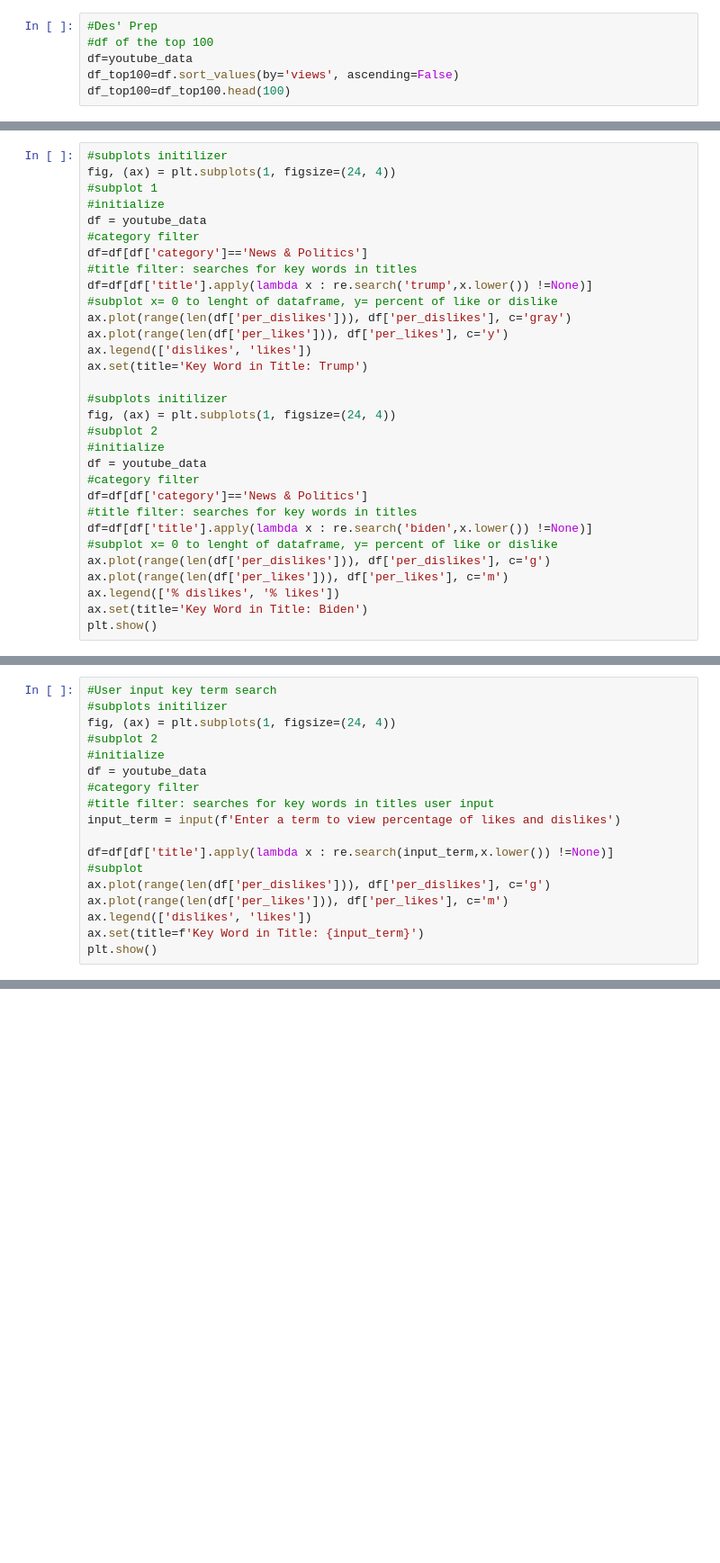
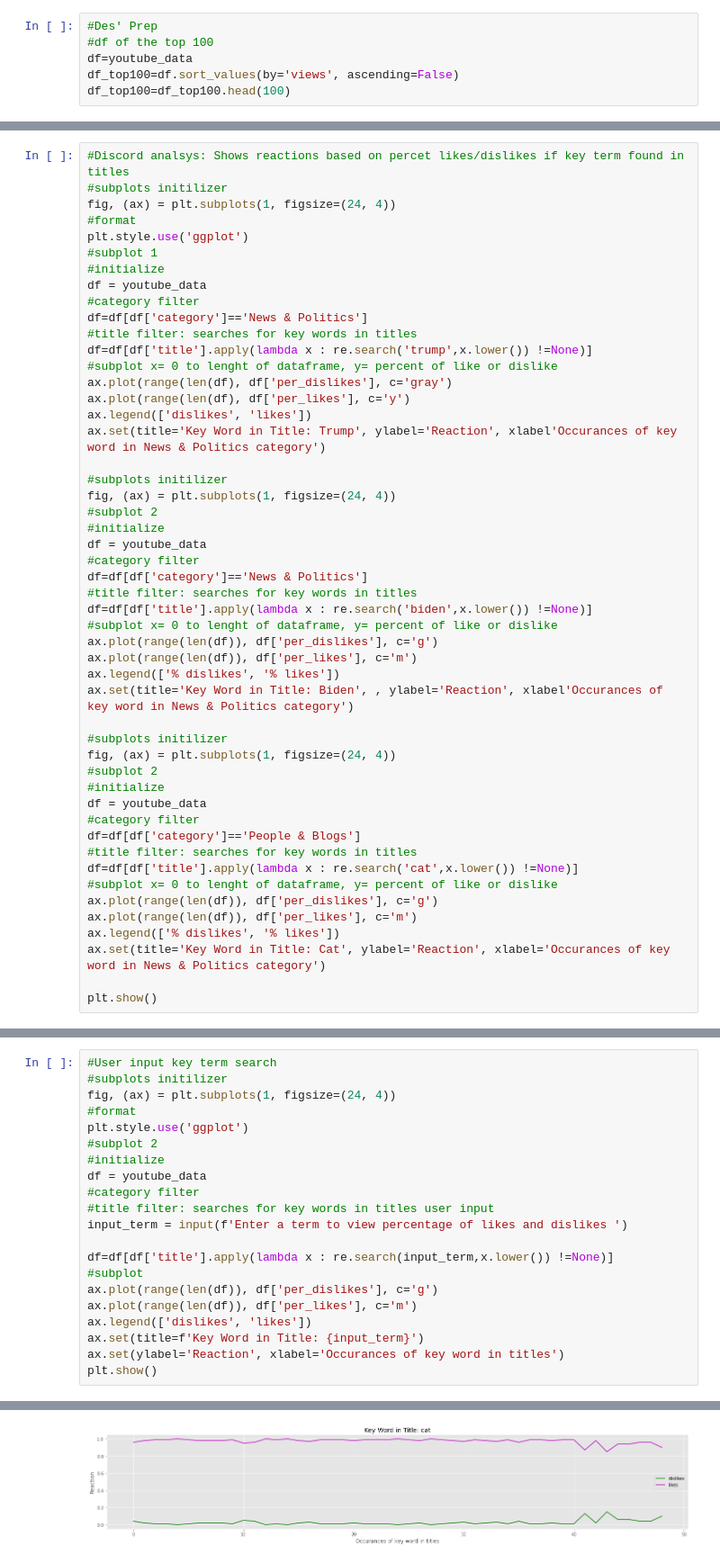
Before and after one commit to citizendez/Project_1, a Jupyter notebook: PANDAS.ipynb, the cells around one changed output, grey strips where cells are left out. Shown at 90% size. Drawn from its saved outputs; the diff is of its cells as text; blank space fills up the shorter version.

```diff
--- a/PANDAS.ipynb
+++ b/PANDAS.ipynb
@@ -442,6 +438,9 @@ plt.show()
 # %%
+#Discord analsys: Shows reactions based on percet likes/dislikes if key term found in titles
 #subplots initilizer
 fig, (ax) = plt.subplots(1, figsize=(24, 4))
+#format
+plt.style.use('ggplot')
 #subplot 1
 #initialize
 df = youtube_data
@@ -450,10 +449,10 @@ df=df[df['category']=='News & Politics']
 #title filter: searches for key words in titles
 df=df[df['title'].apply(lambda x : re.search('trump',x.lower()) !=None)]
 #subplot x= 0 to lenght of dataframe, y= percent of like or dislike
-ax.plot(range(len(df['per_dislikes'])), df['per_dislikes'], c='gray')
-ax.plot(range(len(df['per_likes'])), df['per_likes'], c='y')
+ax.plot(range(len(df), df['per_dislikes'], c='gray')
+ax.plot(range(len(df), df['per_likes'], c='y')
 ax.legend(['dislikes', 'likes'])
-ax.set(title='Key Word in Title: Trump')
+ax.set(title='Key Word in Title: Trump', ylabel='Reaction', xlabel'Occurances of key word in News & Politics category')
 
 #subplots initilizer
 fig, (ax) = plt.subplots(1, figsize=(24, 4))
@@ -465,9 +464,25 @@ df=df[df['category']=='News & Politics']
 #title filter: searches for key words in titles
 df=df[df['title'].apply(lambda x : re.search('biden',x.lower()) !=None)]
 #subplot x= 0 to lenght of dataframe, y= percent of like or dislike
-ax.plot(range(len(df['per_dislikes'])), df['per_dislikes'], c='g')
-ax.plot(range(len(df['per_likes'])), df['per_likes'], c='m')
+ax.plot(range(len(df)), df['per_dislikes'], c='g')
+ax.plot(range(len(df)), df['per_likes'], c='m')
 ax.legend(['% dislikes', '% likes'])
-ax.set(title='Key Word in Title: Biden')
+ax.set(title='Key Word in Title: Biden', , ylabel='Reaction', xlabel'Occurances of key word in News & Politics category')
+
+#subplots initilizer
+fig, (ax) = plt.subplots(1, figsize=(24, 4))
+#subplot 2
+#initialize
+df = youtube_data
+#category filter
+df=df[df['category']=='People & Blogs']
+#title filter: searches for key words in titles
+df=df[df['title'].apply(lambda x : re.search('cat',x.lower()) !=None)]
+#subplot x= 0 to lenght of dataframe, y= percent of like or dislike
+ax.plot(range(len(df)), df['per_dislikes'], c='g')
+ax.plot(range(len(df)), df['per_likes'], c='m')
+ax.legend(['% dislikes', '% likes'])
+ax.set(title='Key Word in Title: Cat', ylabel='Reaction', xlabel='Occurances of key word in News & Politics category')
+
 plt.show()
 # %% [output]
@@ -477,17 +491,21 @@ plt.show()
 #User input key term search
 #subplots initilizer
 fig, (ax) = plt.subplots(1, figsize=(24, 4))
+#format
+plt.style.use('ggplot')
 #subplot 2
 #initialize
 df = youtube_data
 #category filter
 #title filter: searches for key words in titles user input
-input_term = input(f'Enter a term to view percentage of likes and dislikes')
+input_term = input(f'Enter a term to view percentage of likes and dislikes ')
 
 df=df[df['title'].apply(lambda x : re.search(input_term,x.lower()) !=None)]
 #subplot
-ax.plot(range(len(df['per_dislikes'])), df['per_dislikes'], c='g')
-ax.plot(range(len(df['per_likes'])), df['per_likes'], c='m')
+ax.plot(range(len(df)), df['per_dislikes'], c='g')
+ax.plot(range(len(df)), df['per_likes'], c='m')
 ax.legend(['dislikes', 'likes'])
 ax.set(title=f'Key Word in Title: {input_term}')
+ax.set(ylabel='Reaction', xlabel='Occurances of key word in titles')
 plt.show()
+# %% [output]
@@ -494,2 +513,3 @@ plt.show()
+[figure, added]
 # %%
 #export clean data
```
Also changed, not shown: parts of 9 cells of this notebook, 3 other files.
